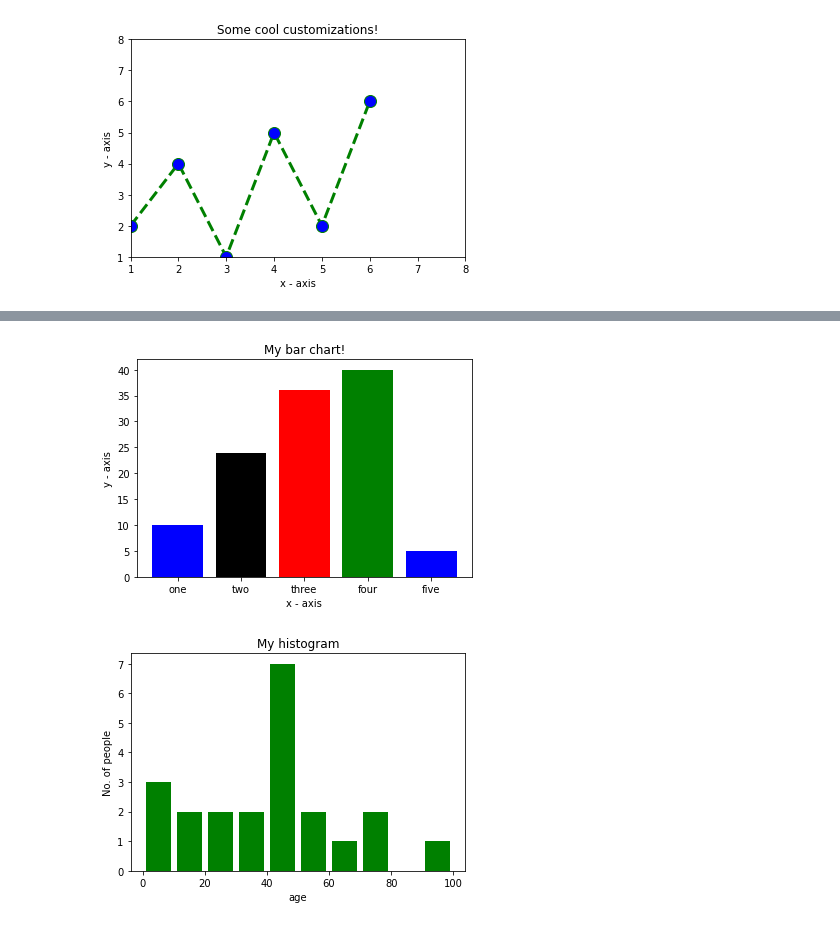
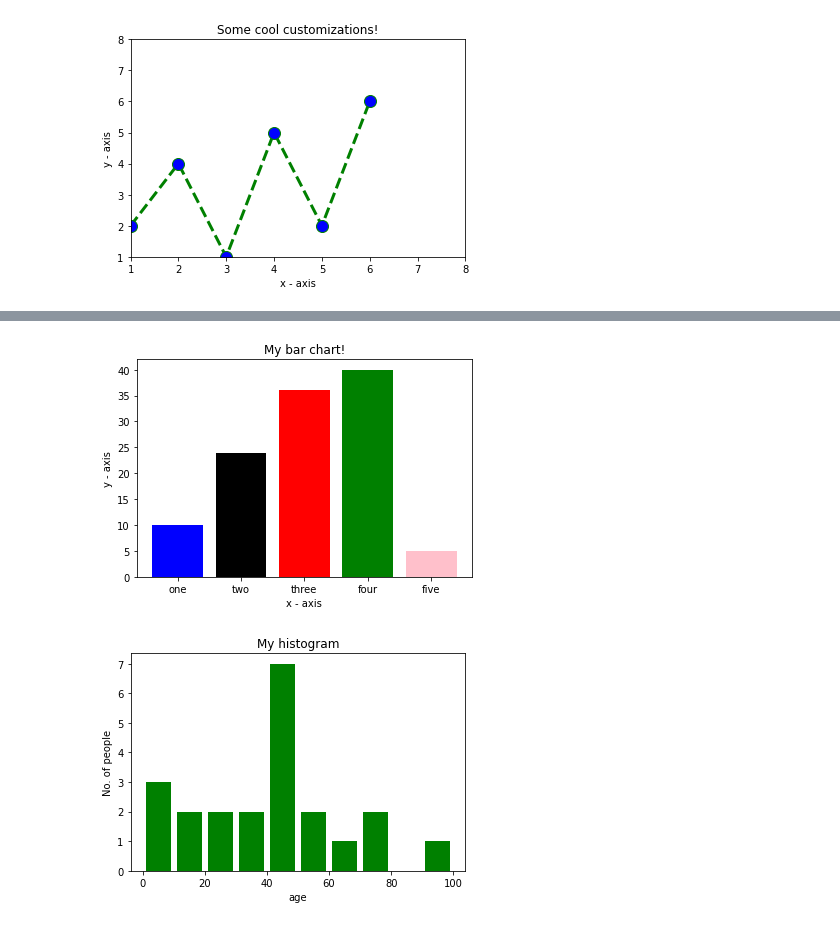
Before and after one commit to thanawutth/CPE1201, a Jupyter notebook: lab-w6-plotgraph2.ipynb, the cells around one changed output, grey strips where cells are left out. Drawn from its saved outputs; the diff is of its cells as text; code cells hidden in the pictures.

```diff
--- a/lab-w6-plotgraph2.ipynb
+++ b/lab-w6-plotgraph2.ipynb
@@ -57,30 +92,30 @@ plt.show()
 # %%
 import matplotlib.pyplot as plt
 
 # x-coordinates of left sides of bars
 left = [1, 2, 3, 4, 5]
 
 # heights of bars
 height = [10, 24, 36, 40, 5]
 
 # labels for bars
 tick_label = ['one', 'two', 'three', 'four', 'five']
 
 # plotting a bar chart
 plt.bar(left, height, tick_label = tick_label,
-        width = 0.8, color = ['blue', 'black', 'red', 'green'])
+        width = 0.8, color = ['blue', 'black', 'red', 'green', 'pink'])
 
 # naming the x-axis
 plt.xlabel('x - axis')
 # naming the y-axis
 plt.ylabel('y - axis')
 # plot title
 plt.title('My bar chart!')
 
 # function to show the plot
 plt.show()
 # %% [output]
-[figure, old version]
+[figure, new version]
 # %%
 import matplotlib.pyplot as plt
 
```
Also changed, not shown: parts of 4 cells of this notebook, 1 other file.
